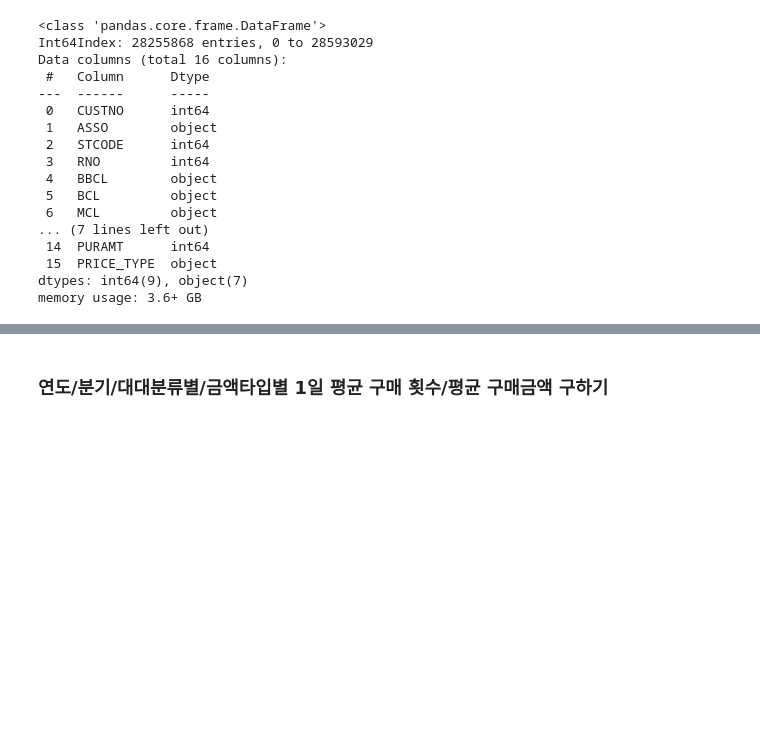
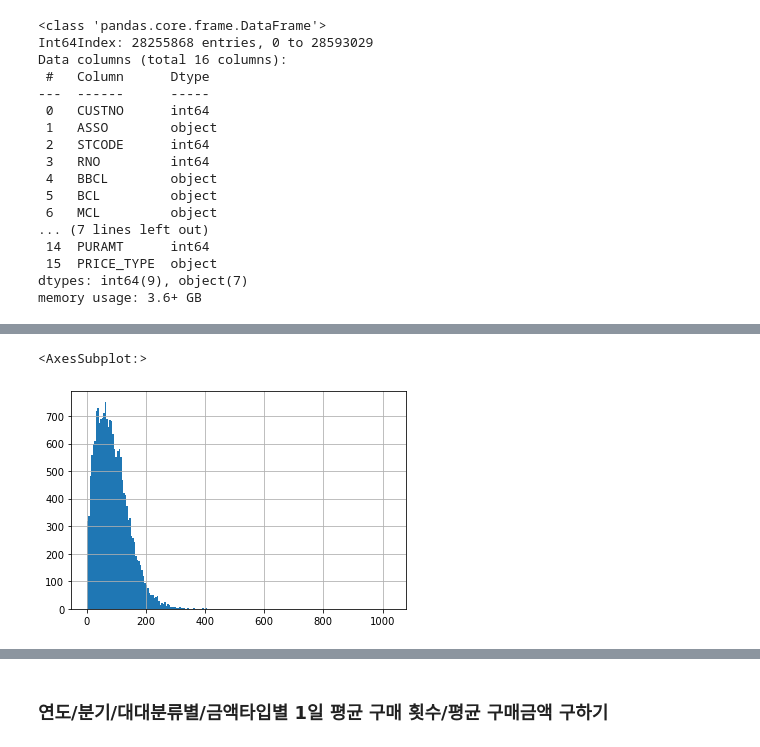
Before and after one commit to leejunghyunA/second_projects, a Jupyter notebook: RFM.ipynb, the cells around one changed output, grey strips where cells are left out. Drawn from its saved outputs; the diff is of its cells as text; code cells hidden in the pictures; blank space fills up the shorter version.

```diff
--- a/RFM.ipynb
+++ b/RFM.ipynb
@@ -528,0 +1353,9 @@ purchase_mean
+# %%
+freq1 = pd.read_csv('C:/cakd7/cakd7_class/github_구매감소예측프로젝트/second_projects/생성데이터/RFM/1. 원본/Frequency_org_q1.csv', index_col = 0)
+freq2 = pd.read_csv('C:/cakd7/cakd7_class/github_구매감소예측프로젝트/second_projects/생성데이터/RFM/1. 원본/Frequency_org_q2.csv', index_col = 0)
+freq3 = pd.read_csv('C:/cakd7/cakd7_class/github_구매감소예측프로젝트/second_projects/생성데이터/RFM/1. 원본/Frequency_org_q3.csv', index_col = 0)
+freq4 = pd.read_csv('C:/cakd7/cakd7_class/github_구매감소예측프로젝트/second_projects/생성데이터/RFM/1. 원본/Frequency_org_q4.csv', index_col = 0)
+freq5 = pd.read_csv('C:/cakd7/cakd7_class/github_구매감소예측프로젝트/second_projects/생성데이터/RFM/1. 원본/Frequency_org_q5.csv', index_col = 0)
+freq6 = pd.read_csv('C:/cakd7/cakd7_class/github_구매감소예측프로젝트/second_projects/생성데이터/RFM/1. 원본/Frequency_org_q6.csv', index_col = 0)
+freq7 = pd.read_csv('C:/cakd7/cakd7_class/github_구매감소예측프로젝트/second_projects/생성데이터/RFM/1. 원본/Frequency_org_q7.csv', index_col = 0)
+freq8 = pd.read_csv('C:/cakd7/cakd7_class/github_구매감소예측프로젝트/second_projects/생성데이터/RFM/1. 원본/Frequency_org_q8.csv', index_col = 0)
@@ -528,0 +1832,5 @@ purchase_mean
+# %%
+freq1['Frequency_식품/생활_중가'].hist(bins = 200)
+# %% [output]
+<AxesSubplot:>
+[figure, added]
```
Also changed, not shown: parts of 127 cells of this notebook, 35 other files.
